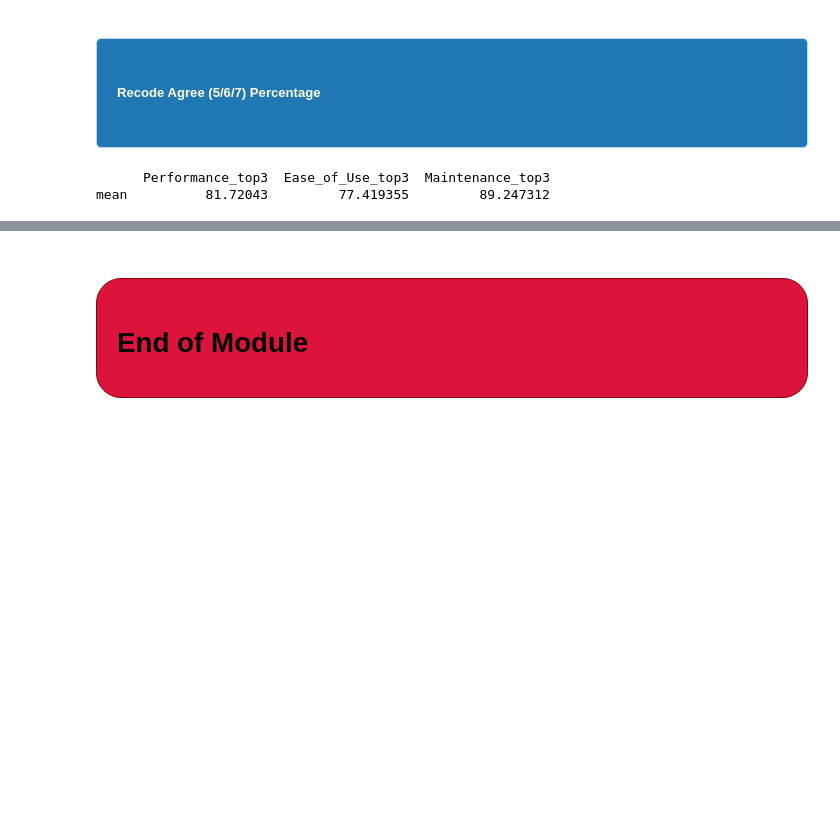
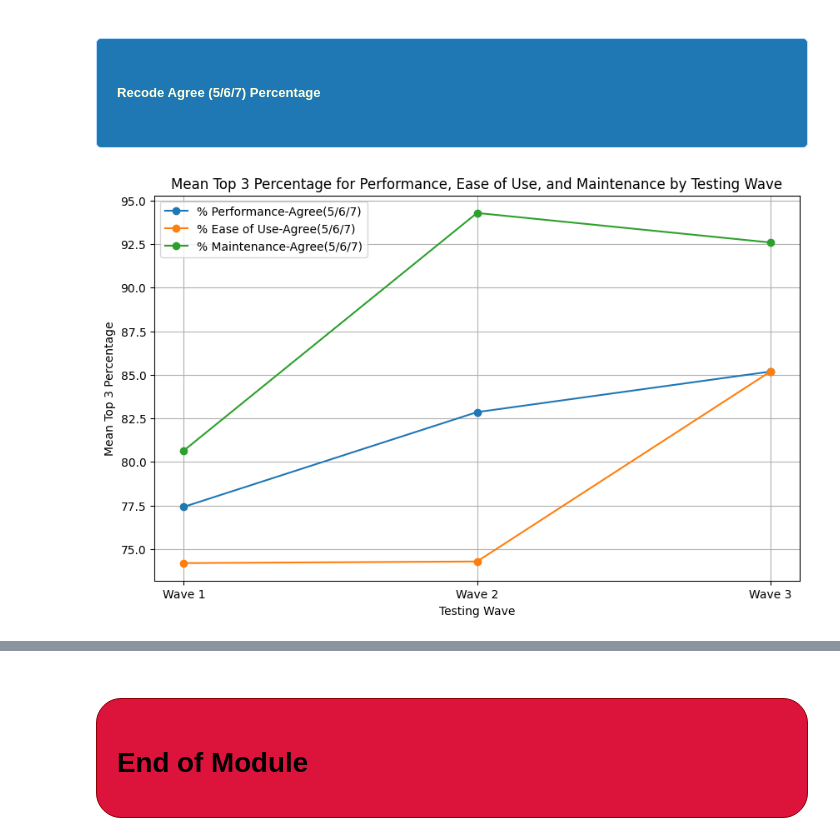
Before and after one commit to rgregs60/Python-Fall-2024-Notebooks, a Jupyter notebook: In Class Demos/Python Demo #8 - Python Homework 2.ipynb, the cells around one changed output, grey strips where cells are left out. Cells and saved outputs as stored; diff of their text form; code cells hidden in the pictures; blank space fills up the shorter version.

```diff
--- a/In Class Demos/Python Demo #8 - Python Homework 2.ipynb
+++ b/In Class Demos/Python Demo #8 - Python Homework 2.ipynb
@@ -176,6 +176,8 @@ Sat_Data = pd.read_csv(data_io)
 
 Sat_Data_Num = Sat_Data.copy()
 
+Sat_Data_Clean = Sat_Data.copy()
+
 # Display the values in the 'Maintenance' column
 print(Sat_Data['Maintenance'].unique())
 # %% [output]
@@ -436,43 +438,40 @@ plt.show()
 <div style="background-color: #1f77b4; color: #FFFFE0; padding: 20px; border-radius: 5px; margin-top: 20px; border: 1px solid #b8daff;">
 <h5>Recode Agree (5/6/7) Percentage<h5>
 </div>
-# %%
-# Basic Recode using Copilot
-
-
-
-import pandas as pd
-
-
-# Copilot Prompt: "For performance calculate performance_top3 which recodes values 1 thru 4 as 0 and 5 - 7 as 100"
-
-# Recode 'Performance' values: 1-4 as 0 and 5-7 as 100
-Sat_Data_Num['Performance_top3'] = Sat_Data_Num['Performance'].apply(lambda x: 100 if x >= 5 else 0)
-Sat_Data_Num['Ease_of_Use_top3'] = Sat_Data_Num['Ease_of_Use'].apply(lambda x: 100 if x >= 5 else 0)
-Sat_Data_Num['Maintenance_top3'] = Sat_Data_Num['Maintenance'].apply(lambda x: 100 if x >= 5 else 0)
-
-# display frequency table for the new variable
-
-### Covert the number to percentages
-
-performance_top3_freq = Sat_Data_Num['performance_top3'].value_counts().sort_index()
-performance_top3_freq = Sat_Data_Num['performance_top3'].value_counts(normalize=True) * 100
-
-Ease_of_Use_top3_freq = Sat_Data_Num['Ease_of_Use_top3'].value_counts().sort_index()
-Ease_of_Use_top3_freq = Sat_Data_Num['Ease_of_Use_top3'].value_counts(normalize=True) * 100
-
-Maintenance_top3_freq = Sat_Data_Num['Maintenance_top3'].value_counts().sort_index()
-Maintenance_top3_freq = Sat_Data_Num['Maintenance_top3'].value_counts(normalize=True) * 100
-
-# Display the updated DataFrame
-
-# show a summary table of means for the new variables
-
-# Calculate the summary statistics for the new variables
-summary_table_top3 = Sat_Data_Num[['Performance_top3', 'Ease_of_Use_top3', 'Maintenance_top3']].agg(['mean'])
-
-# Display the summary table
-print(summary_table_top3)
-# %% [output]
-      Performance_top3  Ease_of_Use_top3  Maintenance_top3
-mean          81.72043         77.419355         89.247312
+# %%
+import pandas as pd
+import matplotlib.pyplot as plt
+
+# Ensure Sat_Data_Clean is defined and contains the necessary columns
+# Sat_Data_Clean should be a DataFrame with columns: 'Testing_Wave', 'Performance', 'Ease_of_Use', 'Maintenance'
+
+# Reset the data to the original data
+Sat_Data_Num = Sat_Data_Clean.copy()
+
+# Set 'Testing_Wave' to categorical and label as 'Wave 1', 'Wave 2', 'Wave 3'
+Sat_Data_Num['Testing_Wave'] = pd.Categorical(Sat_Data_Num['Testing_Wave'], categories=[1, 2, 3], ordered=True)
+Sat_Data_Num['Testing_Wave'] = Sat_Data_Num['Testing_Wave'].cat.rename_categories(['Wave 1', 'Wave 2', 'Wave 3'])
+
+# Recode 'Performance', 'Ease_of_Use', and 'Maintenance' values: 1-4 as 0 and 5-7 as 100
+Sat_Data_Num['Performance_top'] = Sat_Data_Num['Performance'].apply(lambda x: 100 if x >= 5 else 0)
+Sat_Data_Num['Ease_of_Use_top'] = Sat_Data_Num['Ease_of_Use'].apply(lambda x: 100 if x >= 5 else 0)
+Sat_Data_Num['Maintenance_top'] = Sat_Data_Num['Maintenance'].apply(lambda x: 100 if x >= 5 else 0)
+
+# Group by 'Testing_Wave' and calculate the mean for each wave
+mean_values_by_wave = Sat_Data_Num.groupby('Testing_Wave').mean()
+
+# Create a line plot for the variables with 'Testing_Wave' as the x-axis
+plt.figure(figsize=(10, 6))
+plt.plot(mean_values_by_wave.index, mean_values_by_wave['Performance_top'], marker='o', label='% Performance-Agree(5/6/7)')
+plt.plot(mean_values_by_wave.index, mean_values_by_wave['Ease_of_Use_top'], marker='o', label='% Ease of Use-Agree(5/6/7)')
+plt.plot(mean_values_by_wave.index, mean_values_by_wave['Maintenance_top'], marker='o', label='% Maintenance-Agree(5/6/7)')
+
+# Set the labels and title
+plt.xlabel('Testing Wave')
+plt.ylabel('Mean Top 3 Percentage')
+plt.title('Mean Top 3 Percentage for Performance, Ease of Use, and Maintenance by Testing Wave')
+plt.legend()
+plt.grid(True)
+plt.show()
+# %% [output]
+[figure, added]
```
Also changed, not shown: parts of 4 cells of this notebook.
